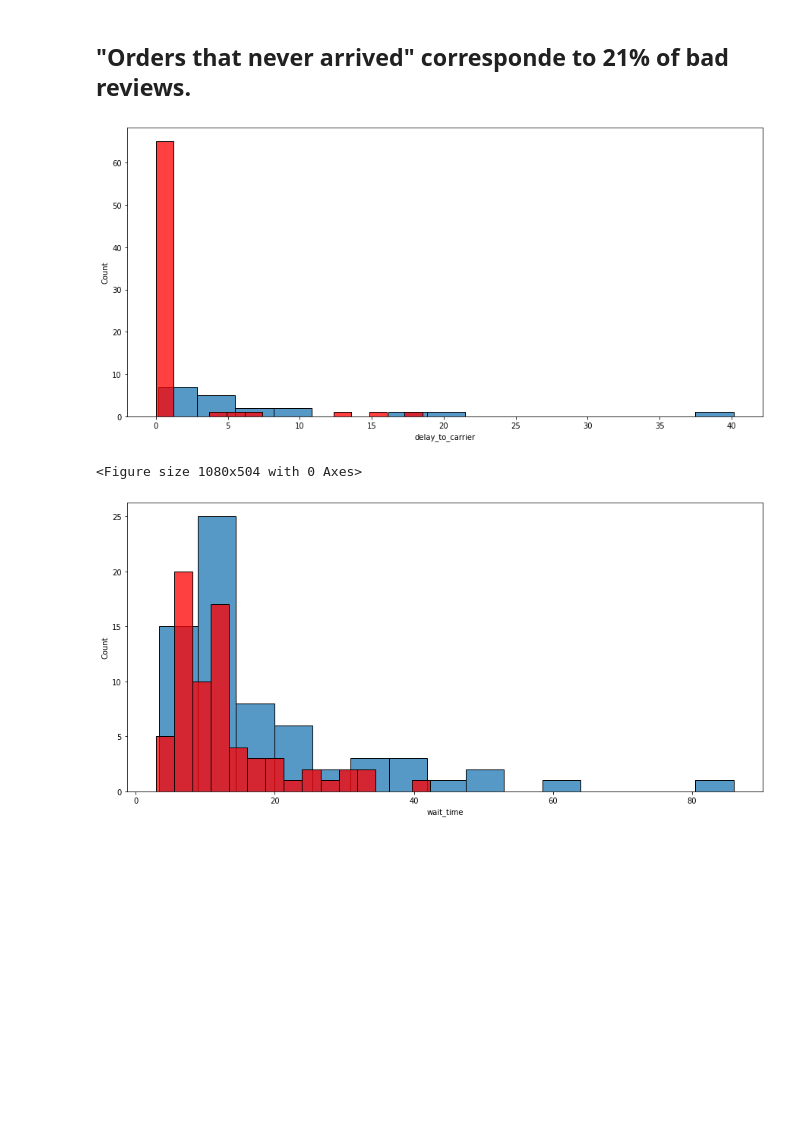
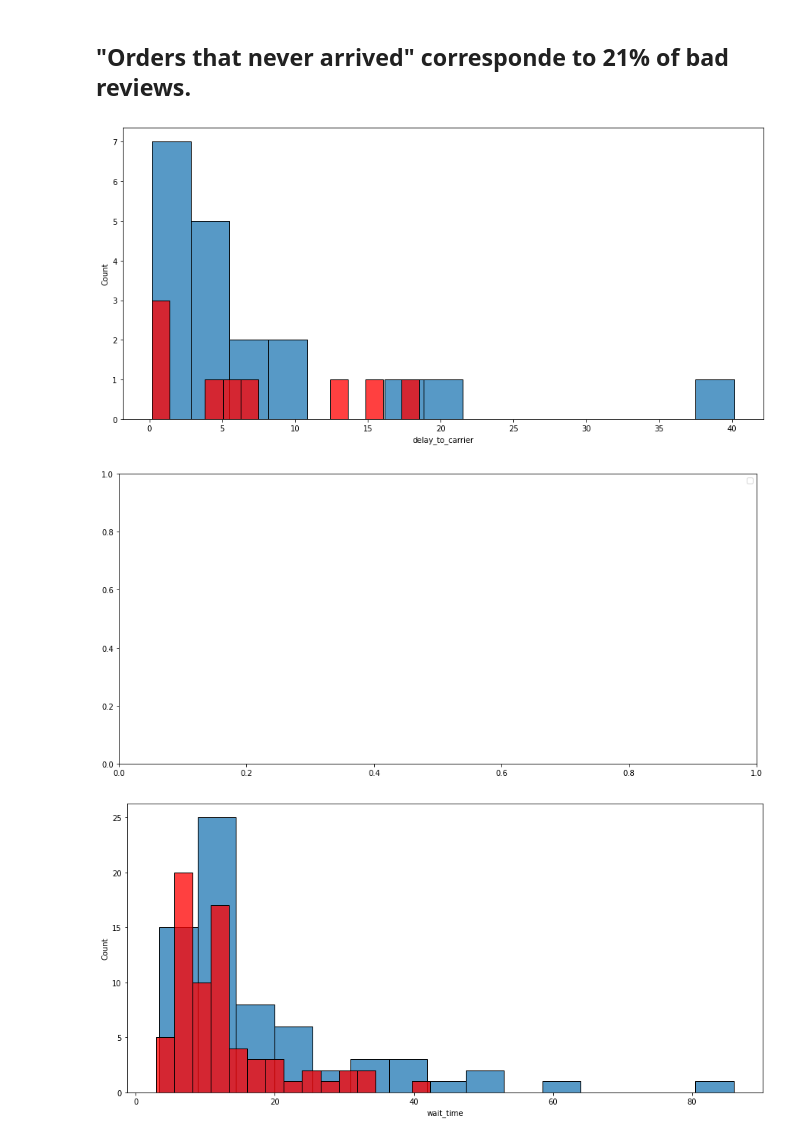
Before and after one commit to LouiseDantas/OLIST, a Jupyter notebook: olist_rev.ipynb, the cells around one changed output. Drawn from its saved outputs; the diff is of its cells as text; code cells hidden in the pictures; blank space fills up the shorter version.

```diff
--- a/olist_rev.ipynb
+++ b/olist_rev.ipynb
@@ -126,6 +142,9 @@ We can call them "persistent profit drainers" meaning we dont believe they can i
 **We define a forgiving period of 3 months so the newly joined seller can adapt and adjust their operation. After 3months, any operation that result in profit loss will be shut down.**
 # %% [markdown]
 ## Monthly loss of profit
+# %%
+tier_1=sorted_sellers[sorted_sellers['Tier']=='tier_1']
+tier_2=sorted_sellers[sorted_sellers['Tier']=='tier_2']
 # %%
 tier_3=sorted_sellers[sorted_sellers['Tier']=='tier_3']
 monthly_loss=tier_3['monthly_profit'].sum()
@@ -196,14 +215,15 @@ Order received incomplete:9%
 # %%
 seller_never_arrived=review_neg_sellers[review_neg_sellers['never arrived']==True]['seller_id'].tolist()
 boolean_series = new_sellers_tier_3.seller_id.isin(seller_never_arrived)
 plt.figure(figsize=(15,7))
 sns.histplot(new_sellers_tier_3[boolean_series][new_sellers_tier_3[boolean_series]['delay_to_carrier']>0]['delay_to_carrier'],bins=15)
-sns.histplot(tier_1['delay_to_carrier'],color='red',bins=15)
+sns.histplot(tier_1[tier_1['delay_to_carrier']>0]['delay_to_carrier'],color='red',bins=15)
 plt.figure(figsize=(15,7))
+plt.legend(labels=["Legend_Day1","Legend_Day2"])
 plt.show()
 # %% [output]
-[figure, old version]
+[figure, new version]
-<Figure size 1080x504 with 0 Axes>
+[figure, added]
 # %%
 seller_never_arrived=review_neg_sellers[review_neg_sellers['never arrived']==True]['seller_id'].tolist()
 boolean_series = new_sellers_tier_3.seller_id.isin(seller_never_arrived)
```
Also changed, not shown: parts of 8 cells of this notebook.
